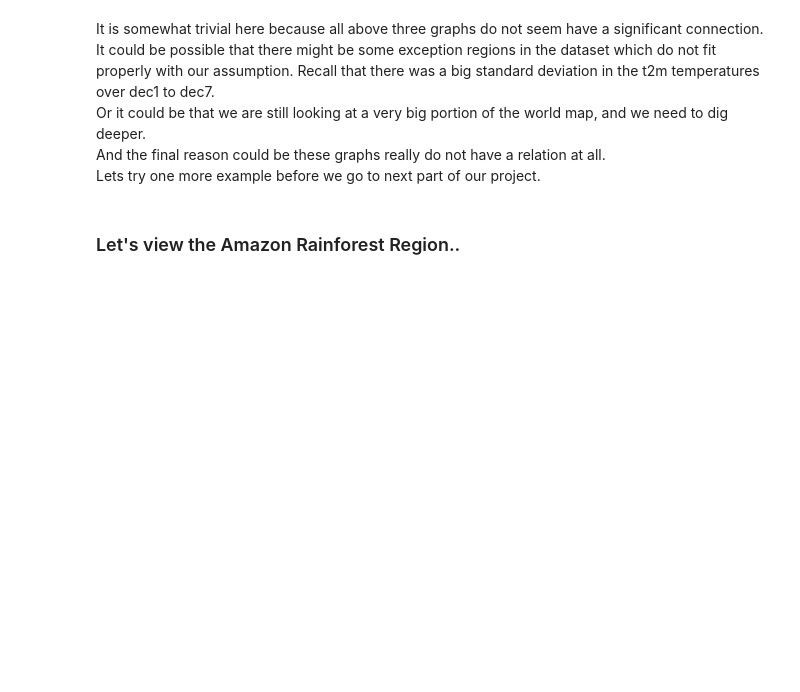
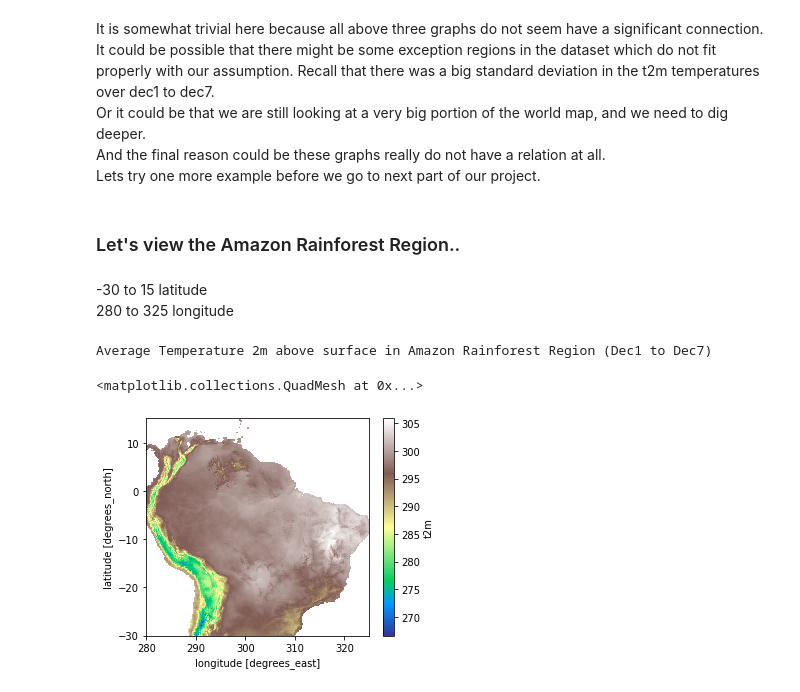
Before and after one commit to visvash/Climate-Informatics, a Jupyter notebook: Climate Informatics Project.ipynb, the cells around one changed output. Saved outputs shown, nothing was run; the diff lists cells and outputs as text; code cells hidden in the pictures; blank space fills up the shorter version.

```diff
--- a/Climate Informatics Project.ipynb
+++ b/Climate Informatics Project.ipynb
@@ -353,3 +353,13 @@ And the final reason could be these graphs really do not have a relation at all.
 Lets try one more example before we go to next part of our project.
 # %% [markdown]
 ### Let's view the Amazon Rainforest Region..
+# %% [markdown]
+-30 to 15 latitude
+280 to 325 longitude
+# %%
+print("Average Temperature 2m above surface in Amazon Rainforest Region (Dec1 to Dec7)")
+da.sel(latitude=np.linspace(-30,15,460),longitude=np.linspace(280,325,460), method="nearest").t2m.mean(dim='time').plot(figsize=(5,4),cmap='terrain')
+# %% [output]
+Average Temperature 2m above surface in Amazon Rainforest Region (Dec1 to Dec7)
+<matplotlib.collections.QuadMesh at 0x...>
+[figure, added]
```
Also changed, not shown: parts of 7 cells of this notebook.
